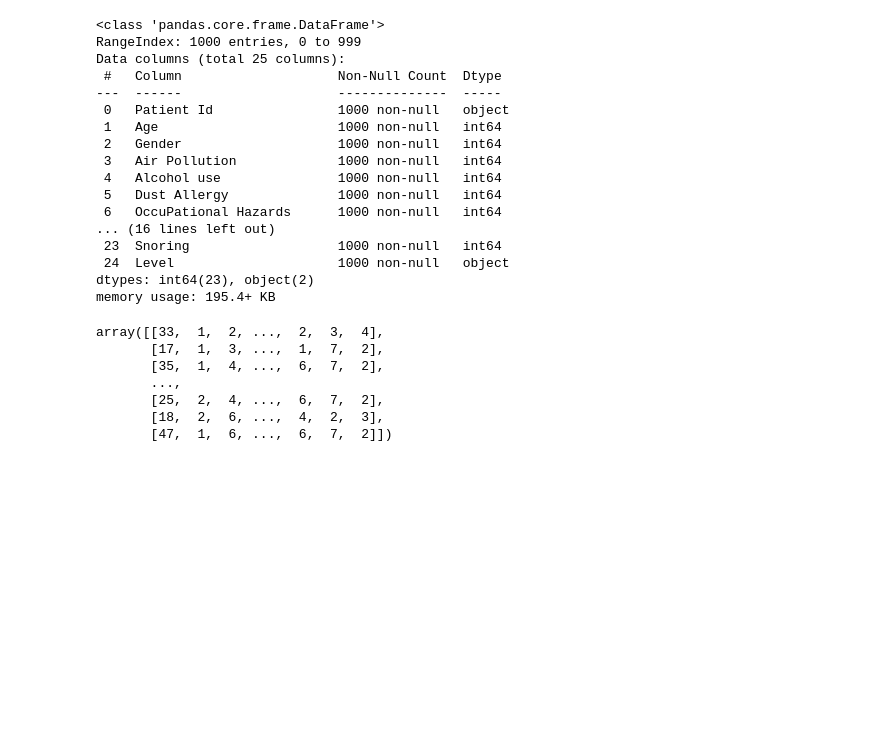
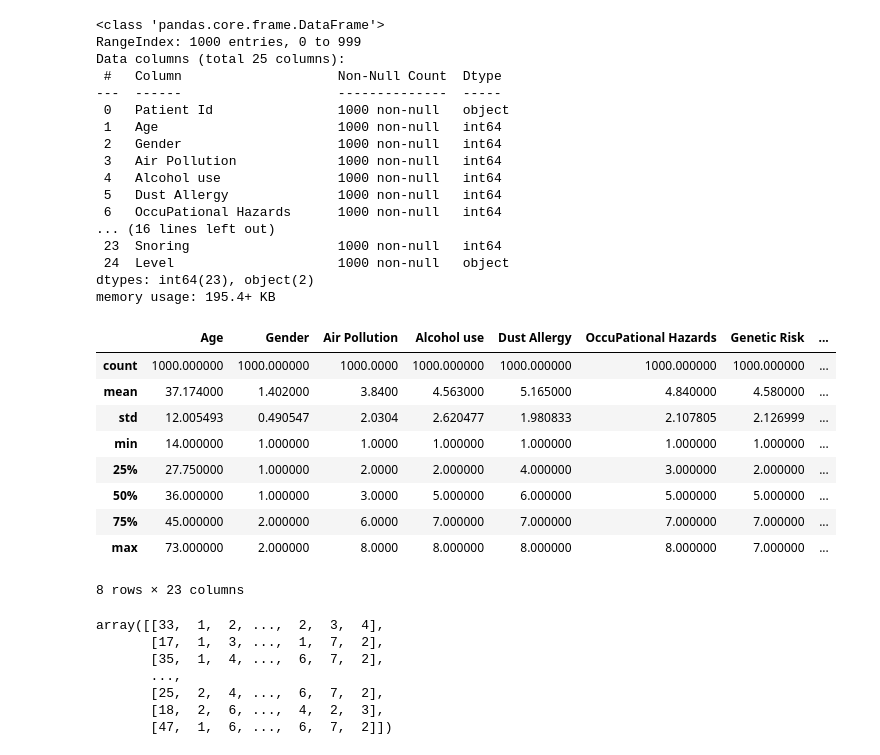
Before and after one commit to sanjaytechd/ml-projects, a Jupyter notebook: cancer_possibility.ipynb, the cells around one changed output. Cells and saved outputs as stored; diff of their text form; code cells hidden in the pictures; blank space fills up the shorter version.

```diff
--- a/cancer_possibility.ipynb
+++ b/cancer_possibility.ipynb
@@ -42,6 +44,19 @@ Data columns (total 25 columns):
  24  Level                     1000 non-null   object
 dtypes: int64(23), object(2)
 memory usage: 195.4+ KB
+# %%
+dataset.describe()
+# %% [output]
+|  | Age | Gender | Air Pollution | Alcohol use | Dust Allergy | OccuPational Hazards | Genetic Risk | ... |
+| count | 1000.000000 | 1000.000000 | 1000.0000 | 1000.000000 | 1000.000000 | 1000.000000 | 1000.000000 | ... |
+| mean | 37.174000 | 1.402000 | 3.8400 | 4.563000 | 5.165000 | 4.840000 | 4.580000 | ... |
+| std | 12.005493 | 0.490547 | 2.0304 | 2.620477 | 1.980833 | 2.107805 | 2.126999 | ... |
+| min | 14.000000 | 1.000000 | 1.0000 | 1.000000 | 1.000000 | 1.000000 | 1.000000 | ... |
+| 25% | 27.750000 | 1.000000 | 2.0000 | 2.000000 | 4.000000 | 3.000000 | 2.000000 | ... |
+| 50% | 36.000000 | 1.000000 | 3.0000 | 5.000000 | 6.000000 | 5.000000 | 5.000000 | ... |
+| 75% | 45.000000 | 2.000000 | 6.0000 | 7.000000 | 7.000000 | 7.000000 | 7.000000 | ... |
+| max | 73.000000 | 2.000000 | 8.0000 | 8.000000 | 8.000000 | 8.000000 | 7.000000 | ... |
+8 rows × 23 columns
 # %%
 x=dataset.iloc[:,1:-1].values
 x
```
Also changed, not shown: parts of 7 cells of this notebook.
